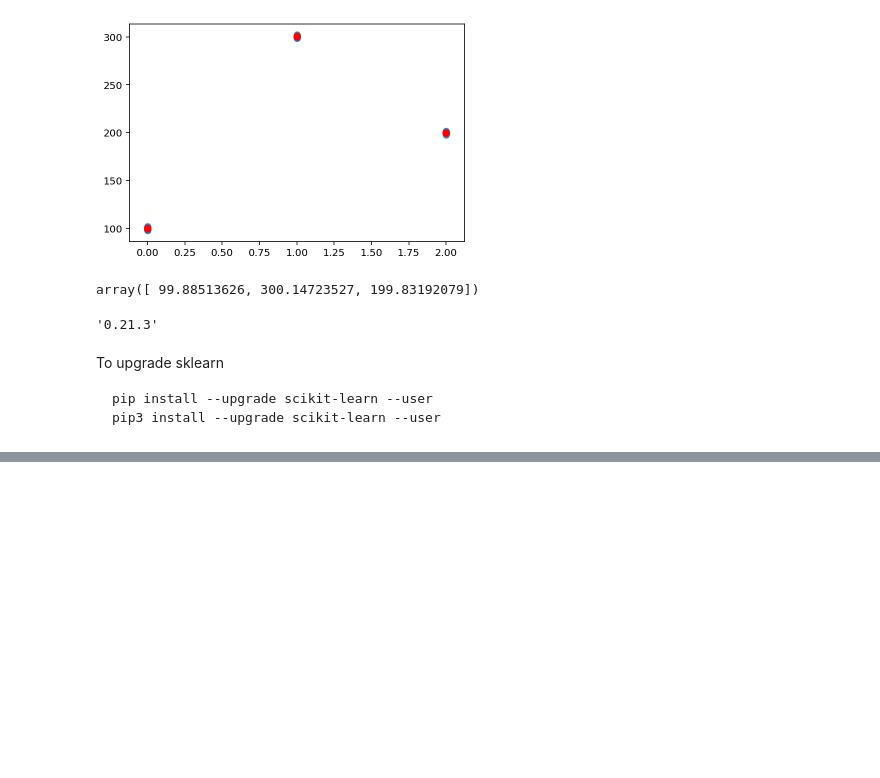
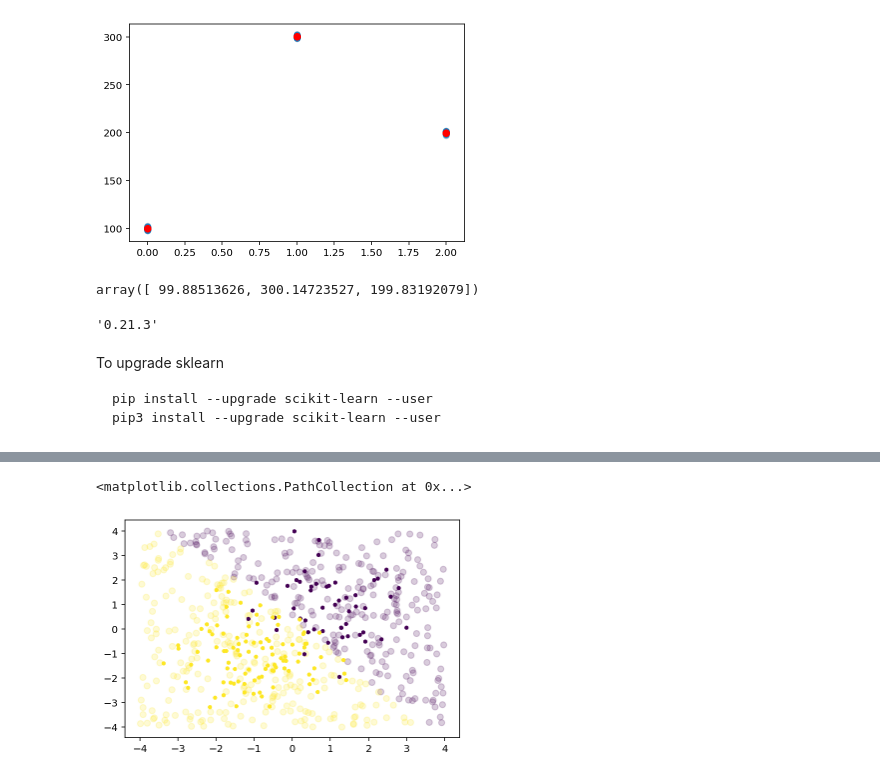
Before and after one commit to jephianlin/math599env, a Jupyter notebook: 1120.ipynb, the cells around one changed output, grey strips where cells are left out. Drawn from its saved outputs; the diff is of its cells as text; code cells hidden in the pictures; blank space fills up the shorter version.

```diff
--- a/1120.ipynb
+++ b/1120.ipynb
@@ -425,0 +470,6 @@ pip3 install --upgrade scikit-learn --user
+# %%
+plt.scatter(X_dense[:,0], X_dense[:,1], c=y_model, alpha=0.2)
+plt.scatter(X[:,0], X[:,1], c=y, cmap='viridis', s=10)
+# %% [output]
+<matplotlib.collections.PathCollection at 0x...>
+[figure, added]
```
Also changed, not shown: parts of 9 cells of this notebook.
